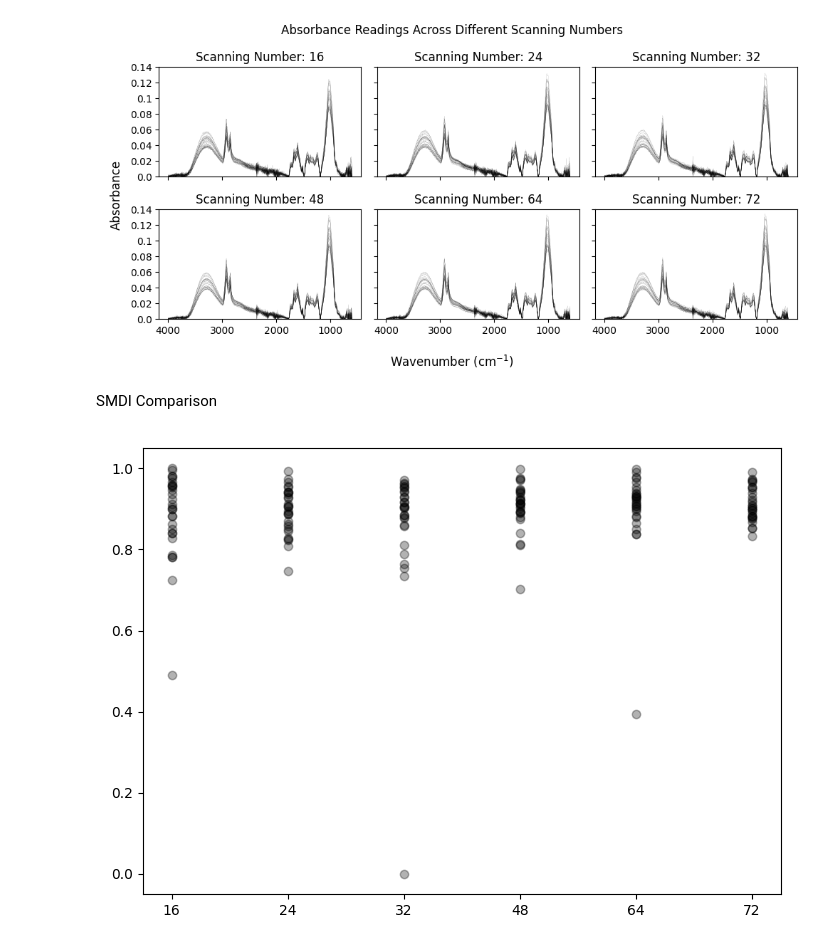
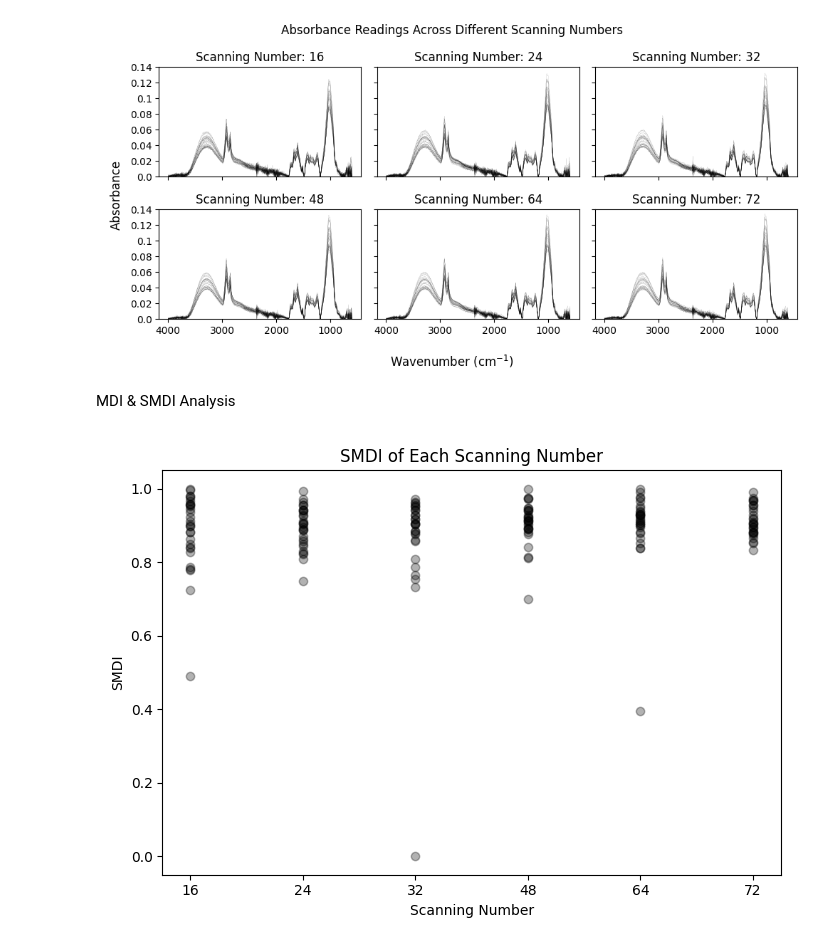
Before and after one commit to akaeii/c-semp_pollen_e-beam, a Jupyter notebook: mdi_optimization/analysis.ipynb, the cells around one changed output. Cells and saved outputs as stored; diff of their text form; code cells hidden in the pictures.

Commit message:
General plot improvements.

```diff
--- a/mdi_optimization/visualization.ipynb
+++ b/mdi_optimization/analysis.ipynb
@@ -44,33 +44,35 @@ for index, (axis, df) in enumerate(zip(axes.flat, pooled_df)):
 master_fig.tight_layout()
 # %% [output]
 [figure]
-# %% [markdown]
-SMDI Comparison
+# %% [markdown]
+MDI & SMDI Analysis
 # %%
 master_smdi = pd.read_csv('smdi_results/master_smdi.csv')
 master_mdi = pd.read_csv('mdi_results/master_mdi.csv')
 # %%
 plt.close('all')
 
 smdi_scatter, axis = plt.subplots(1,1, figsize=(7,5))
 smdi_scatter.canvas.header_visible = False
 
-xt = [i for i in range(len(xt))]
 xtl = [16, 24, 32, 48, 64, 72]
-
+xt = [i for i in range(len(xtl))]
 
 for tick, col in zip(xt, master_smdi.columns):
     y = master_smdi[col]
     axis.scatter([tick]*len(y), y,
                  alpha=0.3,
                  color='black')
 
-axis.set(xticks=xt,
+axis.set(title='SMDI of Each Scanning Number',
+         xlabel='Scanning Number',
+         ylabel='SMDI',
+         xticks=xt,
          xticklabels=xtl)
 
 smdi_scatter.tight_layout()
 # %% [output]
-[figure, old version]
+[figure, new version]
 # %%
 plt.close('all')
 mdi_box, axis = plt.subplots(1,1, figsize=(7,5))
```
Also changed, not shown: parts of 2 cells of this notebook.
